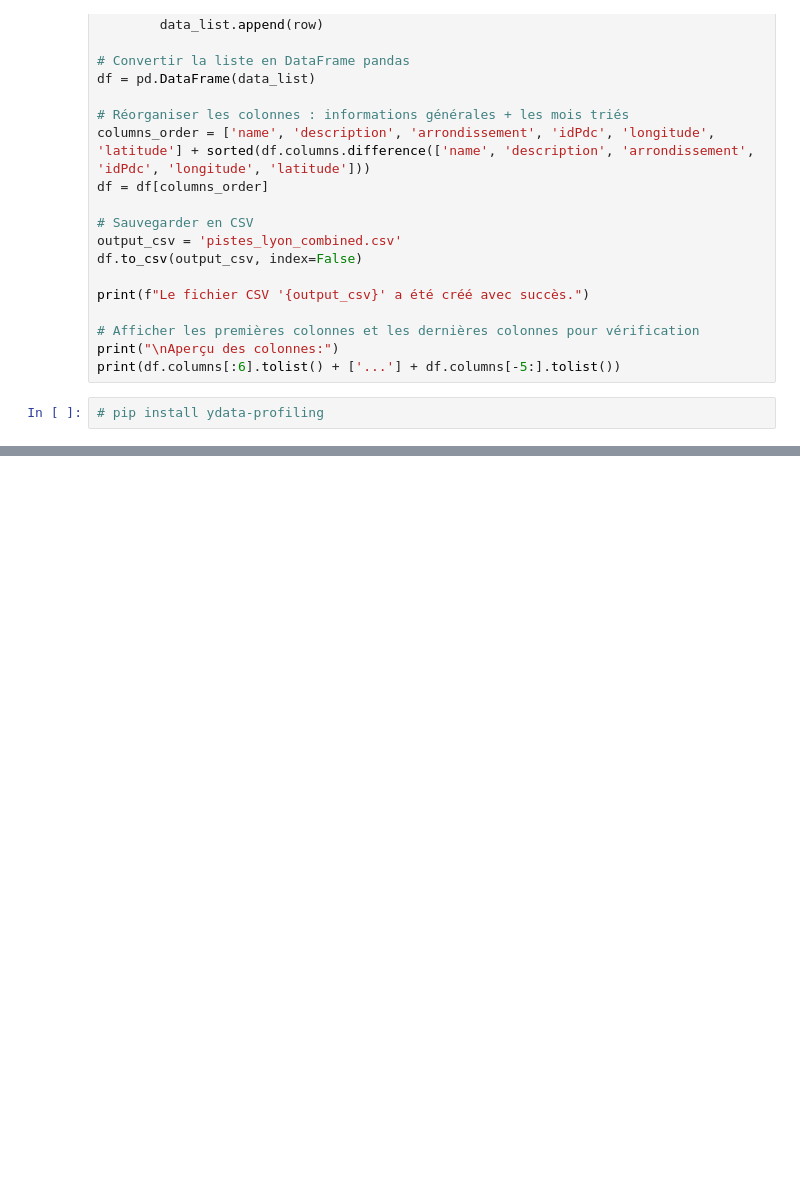
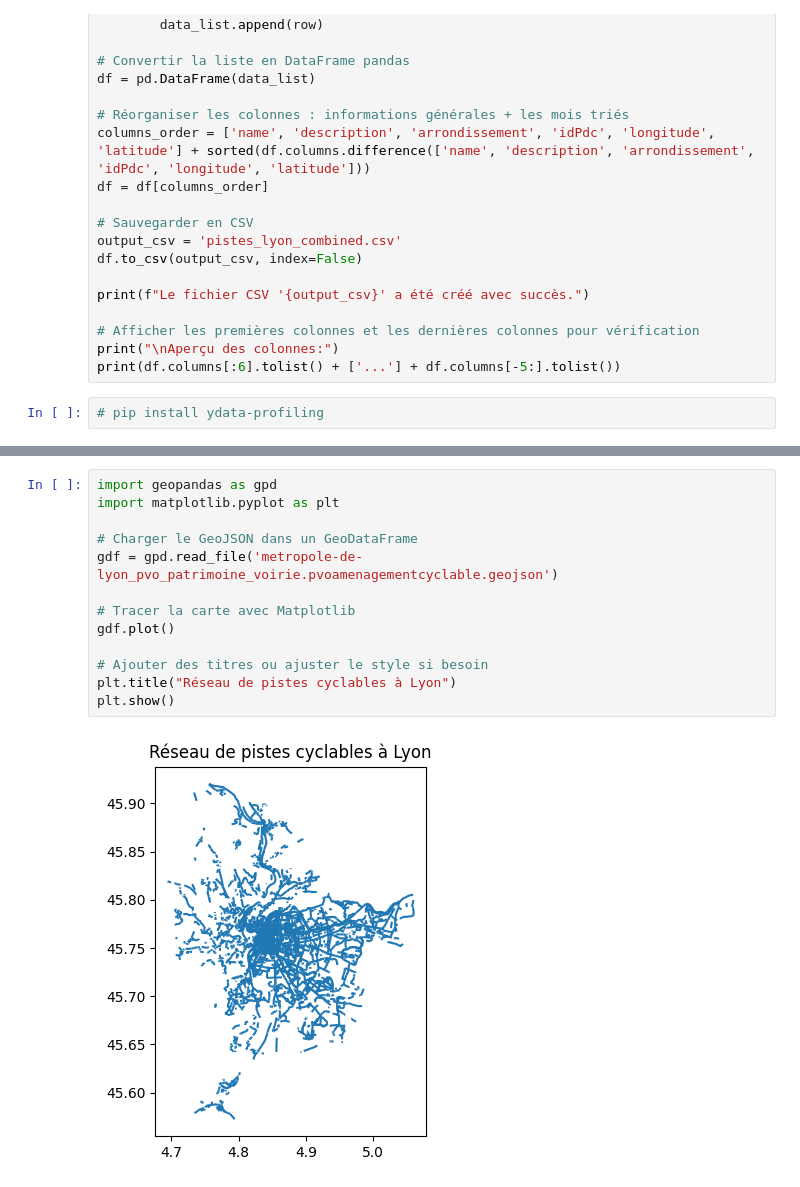
Before and after one commit to CamilleVacant/pedaler, a Jupyter notebook: pistes_cyclables_Lyon.ipynb, the cells around one changed output, grey strips where cells are left out. Cells and saved outputs as stored; diff of their text form; blank space fills up the shorter version.

```diff
--- a/pistes_cyclables_Lyon.ipynb
+++ b/pistes_cyclables_Lyon.ipynb
@@ -96,0 +120,15 @@ print(df.columns[:6].tolist() + ['...'] + df.columns[-5:].tolist())
+# %%
+import geopandas as gpd
+import matplotlib.pyplot as plt
+
+# Charger le GeoJSON dans un GeoDataFrame
+gdf = gpd.read_file('metropole-de-lyon_pvo_patrimoine_voirie.pvoamenagementcyclable.geojson')
+
+# Tracer la carte avec Matplotlib
+gdf.plot()
+
+# Ajouter des titres ou ajuster le style si besoin
+plt.title("Réseau de pistes cyclables à Lyon")
+plt.show()
+# %% [output]
+[figure, added]
```
Also changed, not shown: parts of 3 cells of this notebook, 5 other files.
